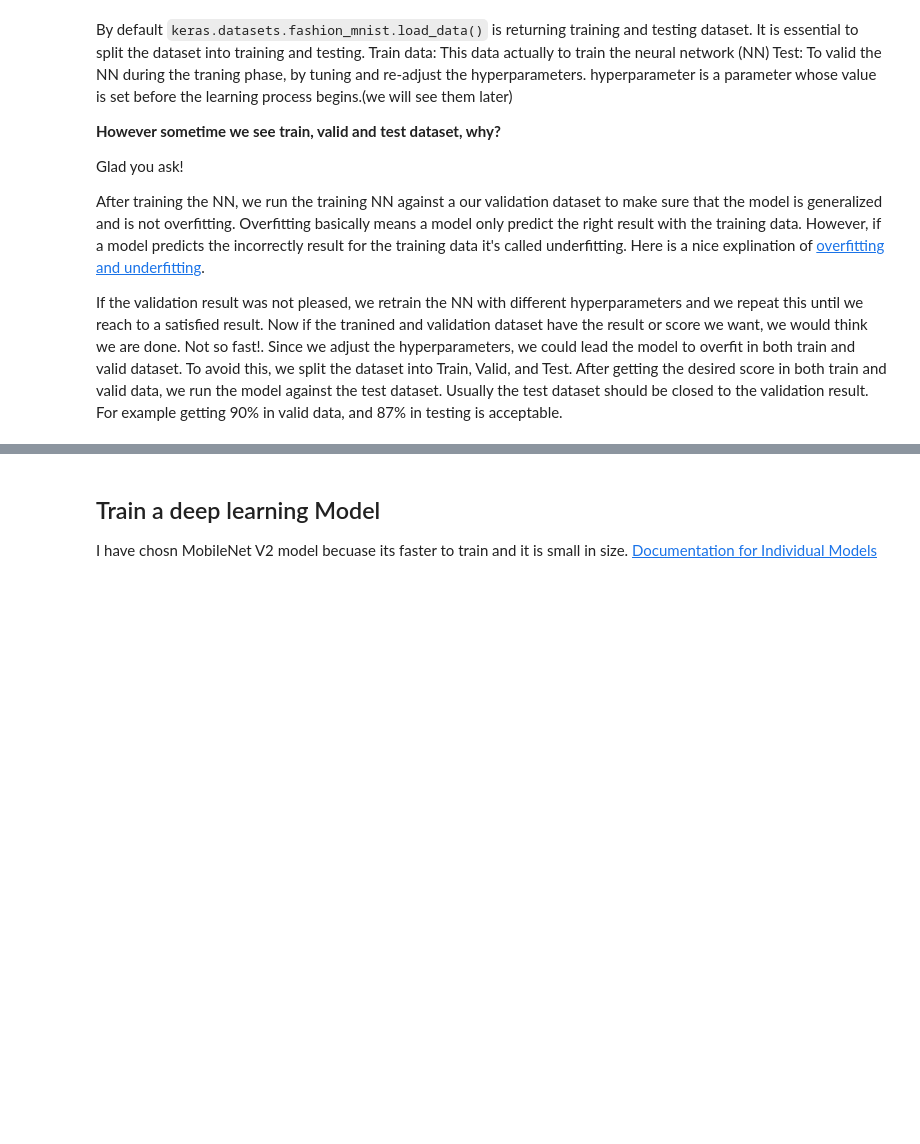
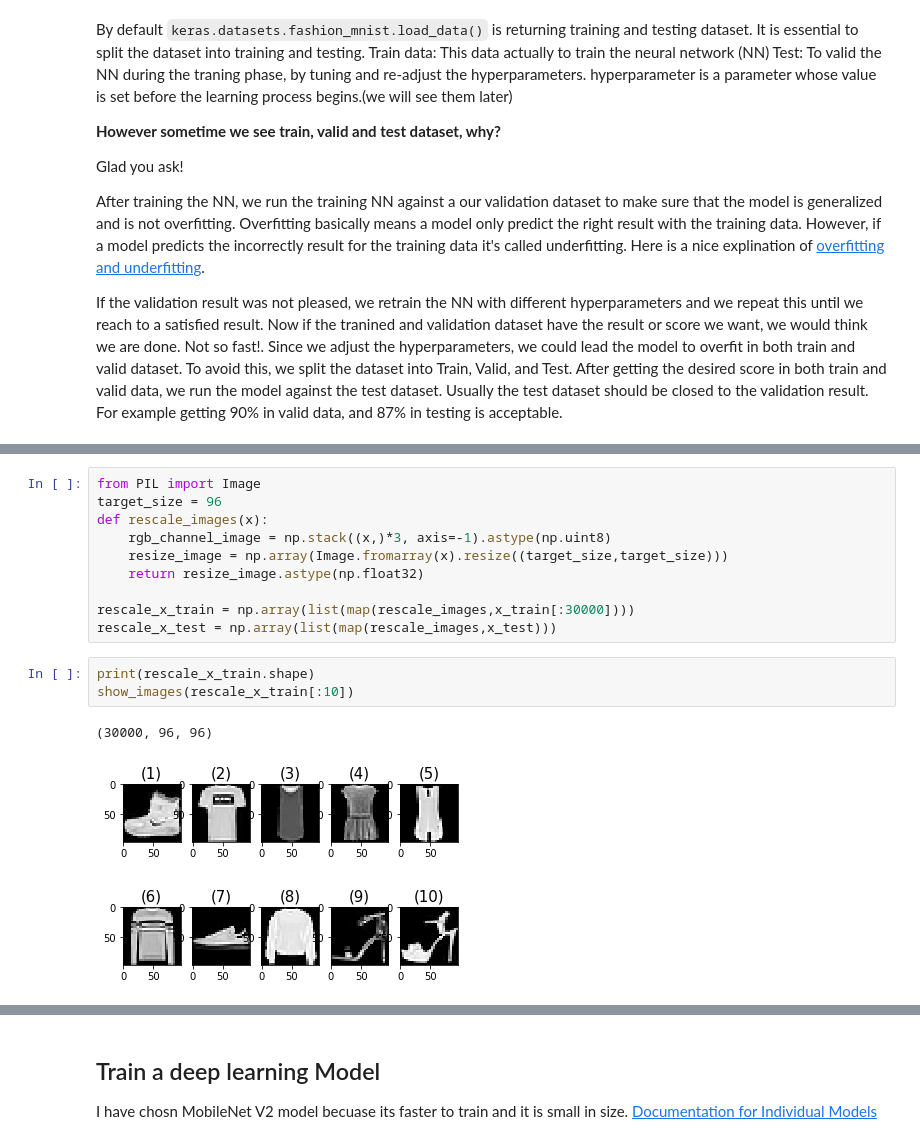
Before and after one commit to malnakli/ML, a Jupyter notebook: tf_servning_keras_mobilenetv2/main.ipynb, the cells around one changed output, grey strips where cells are left out. Drawn from its saved outputs; the diff is of its cells as text; blank space fills up the shorter version.

```diff
--- a/tf_servning_keras_mobilenetv2/main.ipynb
+++ b/tf_servning_keras_mobilenetv2/main.ipynb
@@ -81,0 +113,17 @@ x_test = x_test.astype('float32') / 255
+# %%
+from PIL import Image
+target_size = 96
+def rescale_images(x):
+    rgb_channel_image = np.stack((x,)*3, axis=-1).astype(np.uint8)
+    resize_image = np.array(Image.fromarray(x).resize((target_size,target_size)))
+    return resize_image.astype(np.float32)
+
+rescale_x_train = np.array(list(map(rescale_images,x_train[:30000])))
+rescale_x_test = np.array(list(map(rescale_images,x_test)))
+# %%
+print(rescale_x_train.shape)
+show_images(rescale_x_train[:10])
+# %% [output]
+(30000, 96, 96)
+[figure, added]
+[figure, added]
```
Also changed, not shown: parts of 20 cells of this notebook.
